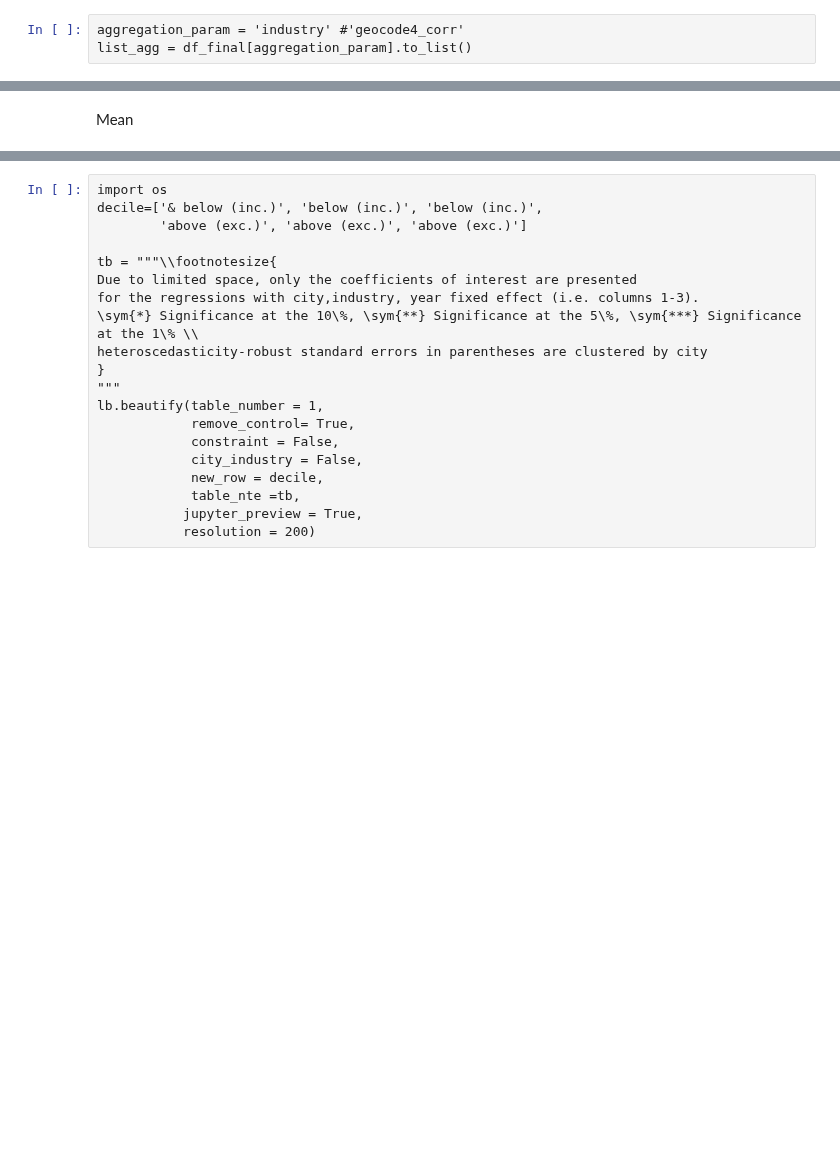
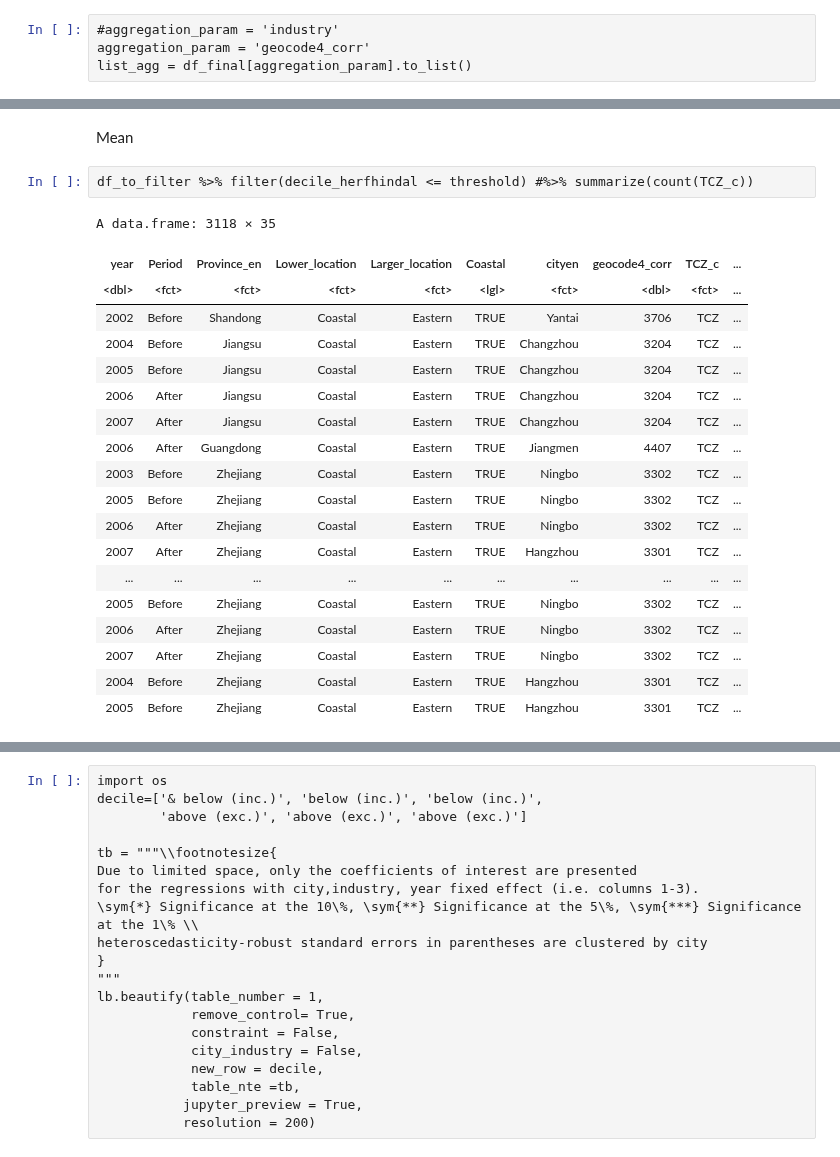
Before and after one commit to thomaspernet/SBC_pollution_China, a Jupyter notebook: Data_analysis/02_analysis_model_A/08_SBC_pollution_China_Revision_New_tables.ipynb, the cells around one changed output, grey strips where cells are left out. Cells and saved outputs as stored; diff of their text form; blank space fills up the shorter version.

```diff
--- a/Data_analysis/02_analysis_model_A/08_SBC_pollution_China_Revision_New_tables.ipynb
+++ b/Data_analysis/02_analysis_model_A/08_SBC_pollution_China_Revision_New_tables.ipynb
@@ -73,7 +77,8 @@ df_final = gcp.upload_data_from_bigquery(query = query, location = 'US')
 # %% [markdown]
 ### Aggregation Parameter
 # %%
-aggregation_param = 'industry' #'geocode4_corr'
+#aggregation_param = 'industry'
+aggregation_param = 'geocode4_corr'
 list_agg = df_final[aggregation_param].to_list()
 # %%
 %put aggregation_param --to R
@@ -648,5 +662,27 @@ lb.beautify(table_number = 1,
 # %% [markdown]
 Mean
+# %%
+df_to_filter %>% filter(decile_herfhindal <= threshold) #%>% summarize(count(TCZ_c))
+# %% [output]
+A data.frame: 3118 × 35
+| year | Period | Province_en | Lower_location | Larger_location | Coastal | cityen | geocode4_corr | TCZ_c | ... |
+| <dbl> | <fct> | <fct> | <fct> | <fct> | <lgl> | <fct> | <dbl> | <fct> | ... |
+| 2002 | Before | Shandong | Coastal | Eastern | TRUE | Yantai | 3706 | TCZ | ... |
+| 2004 | Before | Jiangsu | Coastal | Eastern | TRUE | Changzhou | 3204 | TCZ | ... |
+| 2005 | Before | Jiangsu | Coastal | Eastern | TRUE | Changzhou | 3204 | TCZ | ... |
+| 2006 | After | Jiangsu | Coastal | Eastern | TRUE | Changzhou | 3204 | TCZ | ... |
+| 2007 | After | Jiangsu | Coastal | Eastern | TRUE | Changzhou | 3204 | TCZ | ... |
+| 2006 | After | Guangdong | Coastal | Eastern | TRUE | Jiangmen | 4407 | TCZ | ... |
+| 2003 | Before | Zhejiang | Coastal | Eastern | TRUE | Ningbo | 3302 | TCZ | ... |
+| 2005 | Before | Zhejiang | Coastal | Eastern | TRUE | Ningbo | 3302 | TCZ | ... |
+| 2006 | After | Zhejiang | Coastal | Eastern | TRUE | Ningbo | 3302 | TCZ | ... |
+| 2007 | After | Zhejiang | Coastal | Eastern | TRUE | Hangzhou | 3301 | TCZ | ... |
+| ... | ... | ... | ... | ... | ... | ... | ... | ... | ... |
+| 2005 | Before | Zhejiang | Coastal | Eastern | TRUE | Ningbo | 3302 | TCZ | ... |
+| 2006 | After | Zhejiang | Coastal | Eastern | TRUE | Ningbo | 3302 | TCZ | ... |
+| 2007 | After | Zhejiang | Coastal | Eastern | TRUE | Ningbo | 3302 | TCZ | ... |
+| 2004 | Before | Zhejiang | Coastal | Eastern | TRUE | Hangzhou | 3301 | TCZ | ... |
+| 2005 | Before | Zhejiang | Coastal | Eastern | TRUE | Hangzhou | 3301 | TCZ | ... |
 # %%
 cat <- 'Size'
 cut <- 'Mean'
```
Also changed, not shown: parts of 6 cells of this notebook, 6 other files.
